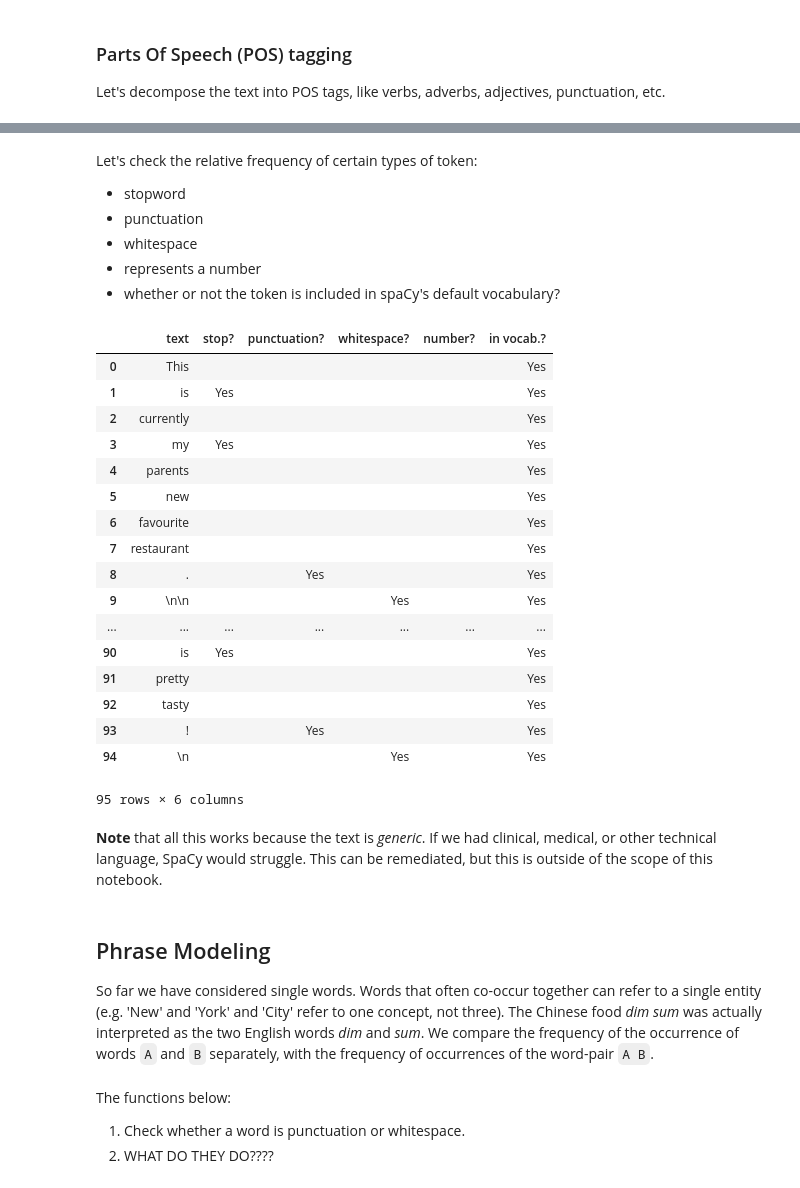
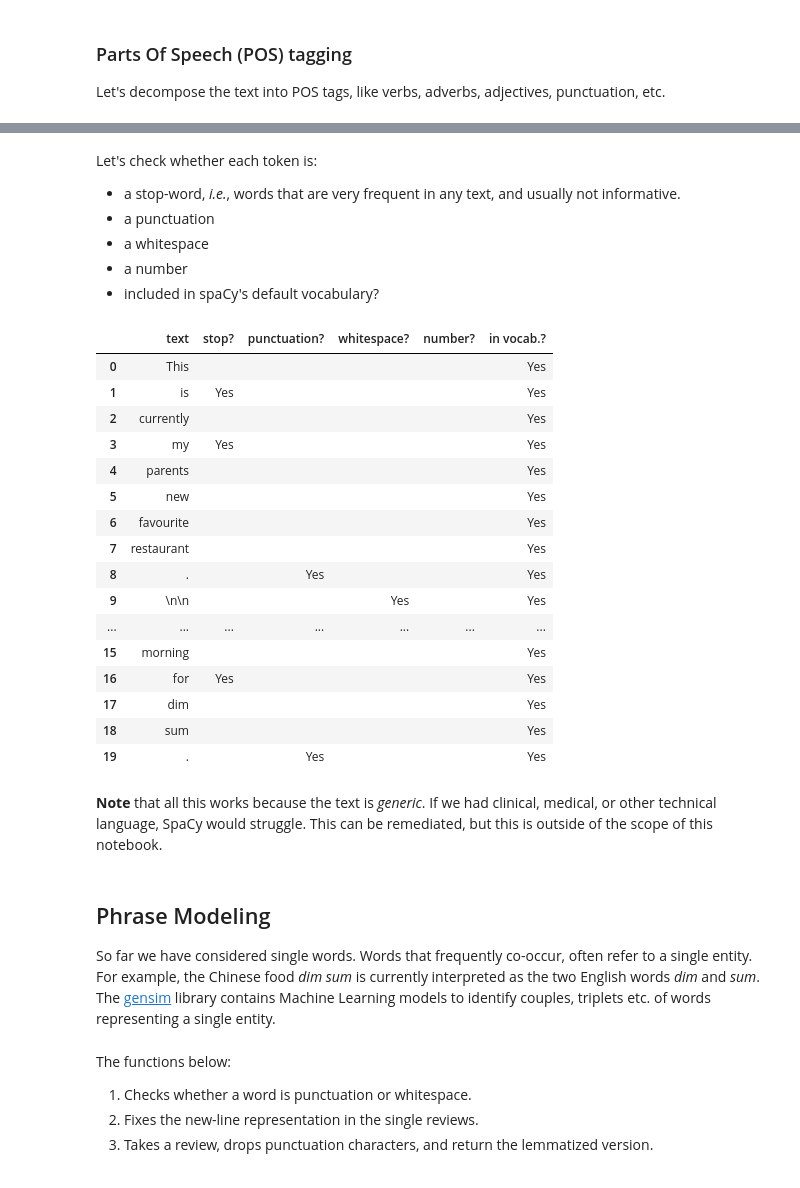
Before and after one commit to gdario/pcs_minicourse, a Jupyter notebook: PCS-Course Yelp Demo.ipynb, the cells around one changed output, grey strips where cells are left out. Cells and saved outputs as stored; diff of their text form; code cells hidden in the pictures.

```diff
--- a/PCS-Course Yelp Demo.ipynb
+++ b/PCS-Course Yelp Demo.ipynb
@@ -260,66 +279,65 @@ pd.DataFrame(list(zip(token_text, token_lemma, token_shape)),
-# %% [markdown]
-Let's check the relative frequency of certain types of token:
-- stopword
-- punctuation
-- whitespace
-- represents a number
-- whether or not the token is included in spaCy's default vocabulary?
+# %% [markdown]
+Let's check whether each token is:
+- a stop-word, *i.e.*, words that are very frequent in any text, and usually not informative.
+- a punctuation
+- a whitespace
+- a number
+- included in spaCy's default vocabulary?
 # %%
 token_attributes = [(token.orth_,
                      # token.prob,
                      token.is_stop,
                      token.is_punct,
                      token.is_space,
                      token.like_num,
                      token.is_oov)
                     for token in parsed_review]
 
-df = pd.DataFrame(token_attributes,
-                  columns=['text',
-                           # 'log_probability',
-                           'stop?',
-                           'punctuation?',
-                           'whitespace?',
-                           'number?',
-                           'in vocab.?'])
+df_tok = pd.DataFrame(token_attributes,
+                      columns=['text',
+                               # 'log_probability',
+                               'stop?',
+                               'punctuation?',
+                               'whitespace?',
+                               'number?',
+                               'in vocab.?'])
 
-df.loc[:, 'stop?':'in vocab.?'] = (df.loc[:, 'stop?':'in vocab.?']
-                                       .applymap(lambda x: u'Yes' if x else u''))
+df_tok.loc[:, 'stop?':'in vocab.?'] = (df_tok.loc[:, 'stop?':'in vocab.?'].applymap(
+    lambda x: u'Yes' if x else u''))
 
-df
+df_tok[:20]
 # %% [output]
 |  | text | stop? | punctuation? | whitespace? | number? | in vocab.? |
 | 0 | This |  |  |  |  | Yes |
 | 1 | is | Yes |  |  |  | Yes |
 | 2 | currently |  |  |  |  | Yes |
 | 3 | my | Yes |  |  |  | Yes |
 | 4 | parents |  |  |  |  | Yes |
 | 5 | new |  |  |  |  | Yes |
 | 6 | favourite |  |  |  |  | Yes |
 | 7 | restaurant |  |  |  |  | Yes |
 | 8 | . |  | Yes |  |  | Yes |
 | 9 | \n\n |  |  | Yes |  | Yes |
 | ... | ... | ... | ... | ... | ... | ... |
-| 90 | is | Yes |  |  |  | Yes |
-| 91 | pretty |  |  |  |  | Yes |
-| 92 | tasty |  |  |  |  | Yes |
-| 93 | ! |  | Yes |  |  | Yes |
-| 94 | \n |  |  | Yes |  | Yes |
+| 15 | morning |  |  |  |  | Yes |
+| 16 | for | Yes |  |  |  | Yes |
+| 17 | dim |  |  |  |  | Yes |
+| 18 | sum |  |  |  |  | Yes |
+| 19 | . |  | Yes |  |  | Yes |
-95 rows × 6 columns
 # %% [markdown]
 **Note** that all this works because the text is *generic*. If we had clinical, medical, or other technical language, SpaCy would struggle. This can be remediated, but this is outside of the scope of this notebook.
 # %% [markdown]
 ## Phrase Modeling
 
-So far we have considered single words. Words that often co-occur together can refer to a single entity (e.g. 'New' and 'York' and 'City' refer to one concept, not three). The Chinese food *dim sum* was actually interpreted as the two English words *dim* and *sum*.
-We compare the frequency of the occurrence of words `A` and `B` separately, with the frequency of occurrences of the word-pair `A B`.
+So far we have considered single words. Words that frequently co-occur, often refer to a single entity. For example, the Chinese food *dim sum* is currently interpreted as the two English words *dim* and *sum*. The [gensim](https://radimrehurek.com/gensim/) library contains Machine Learning models to identify couples, triplets etc. of words representing a single entity.
 # %%
 from gensim.models import Phrases
 from gensim.models.word2vec import LineSentence
 # %% [markdown]
 The functions below:
-1. Check whether a word is punctuation or whitespace.
-2. WHAT DO THEY DO????
+1. Checks whether a word is punctuation or whitespace.
+2. Fixes the new-line representation in the single reviews.
+3. Takes a review, drops punctuation characters, and return the lemmatized version.
 # %%
 def punct_space(token):
     """
```
Also changed, not shown: parts of 54 cells of this notebook.
